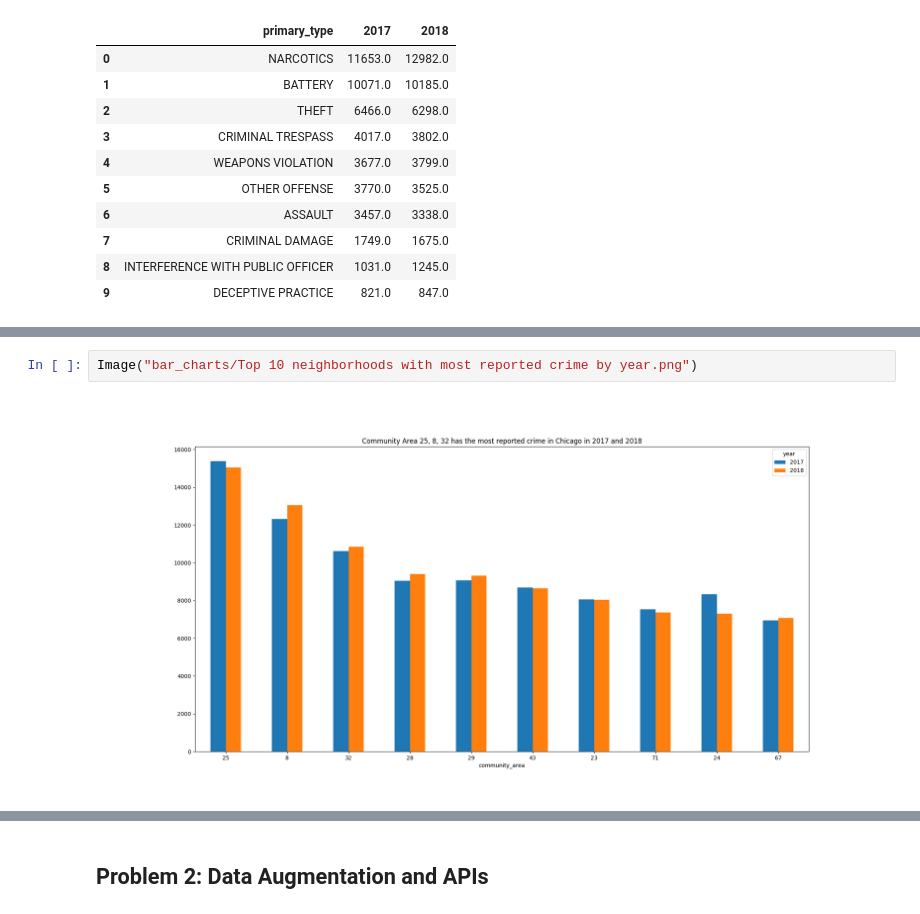
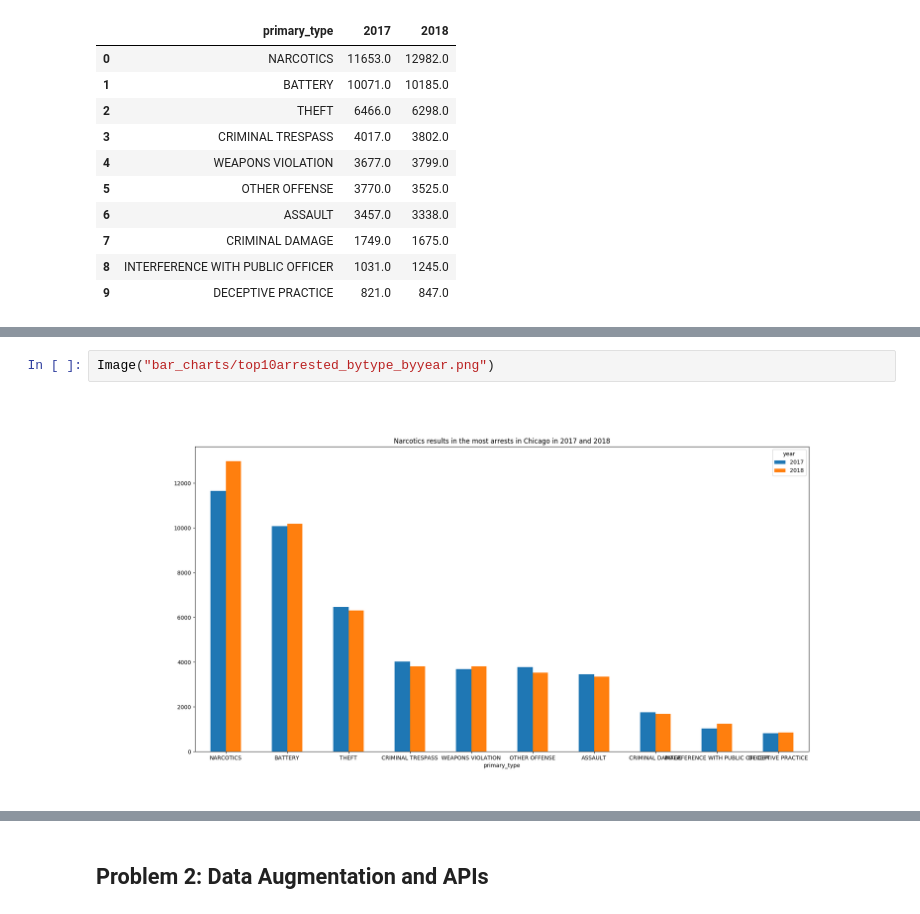
Before and after one commit to rachel-ker/capp30254, a Jupyter notebook: HW1/hw1-writeup.ipynb, the cells around one changed output, grey strips where cells are left out. Cells and saved outputs as stored; diff of their text form.

```diff
--- a/HW1/hw1-writeup.ipynb
+++ b/HW1/hw1-writeup.ipynb
@@ -58,4 +54,4 @@ Image("bar_charts/Top 10 Crime arrested by type by year.png")
-# %%
-Image("bar_charts/Top 10 neighborhoods with most reported crime by year.png")
-# %% [output]
-[figure, removed]
+# %%
+Image("bar_charts/top10arrested_bytype_byyear.png")
+# %% [output]
+[figure, added]
```
Also changed, not shown: parts of 31 cells of this notebook, 3 other files.
